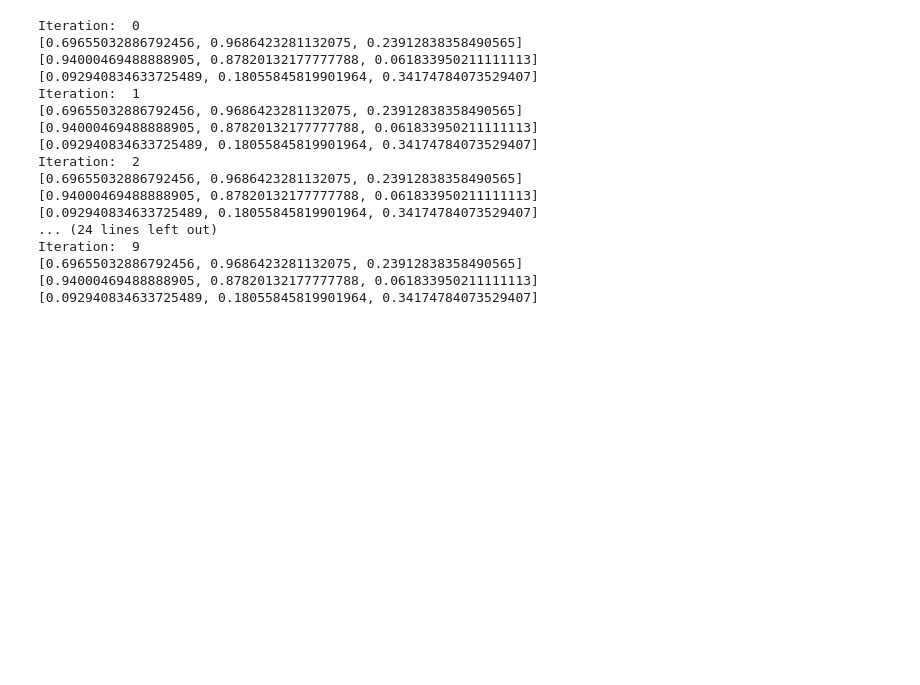
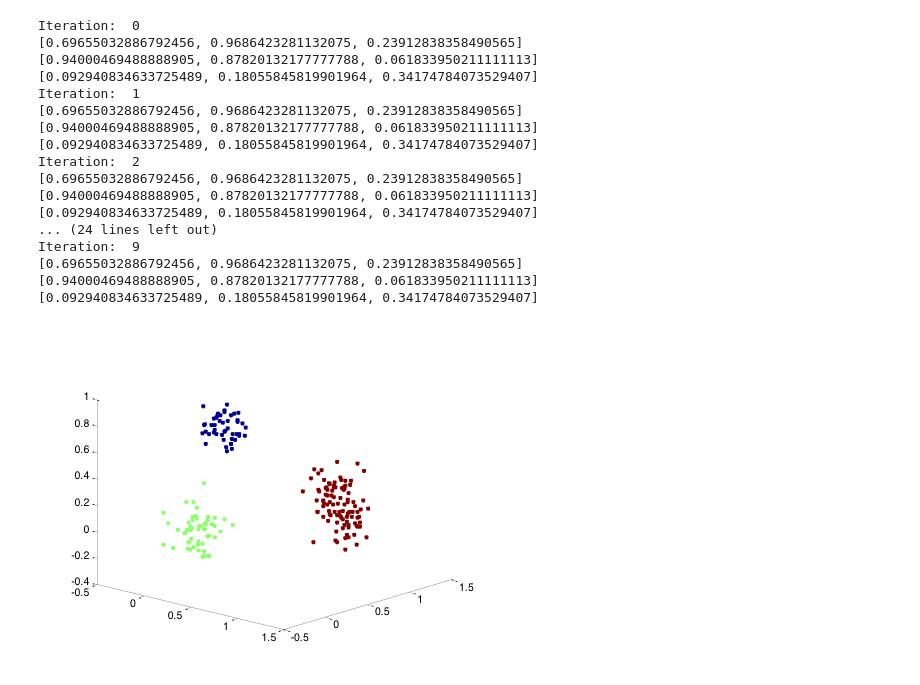
Before and after one commit to guojoanna/Scientific-Computing-in-Python-For-BMES, a Jupyter notebook: 1-K-Means-Clustering.ipynb, the cells around one changed output. Saved outputs shown, nothing was run; the diff lists cells and outputs as text; code cells hidden in the pictures; blank space fills up the shorter version.

```diff
--- a/1-K-Means-Clustering.ipynb
+++ b/1-K-Means-Clustering.ipynb
@@ -90,3 +90,8 @@ Iteration:  9
 [0.69655032886792456, 0.9686423281132075, 0.23912838358490565]
 [0.94000469488888905, 0.87820132177777788, 0.061833950211111113]
 [0.092940834633725489, 0.18055845819901964, 0.34174784073529407]
+# %%
+from IPython.display import Image
+Image("K=3.png")
+# %% [output]
+[figure, added]
```
Also changed, not shown: 1 other file.
